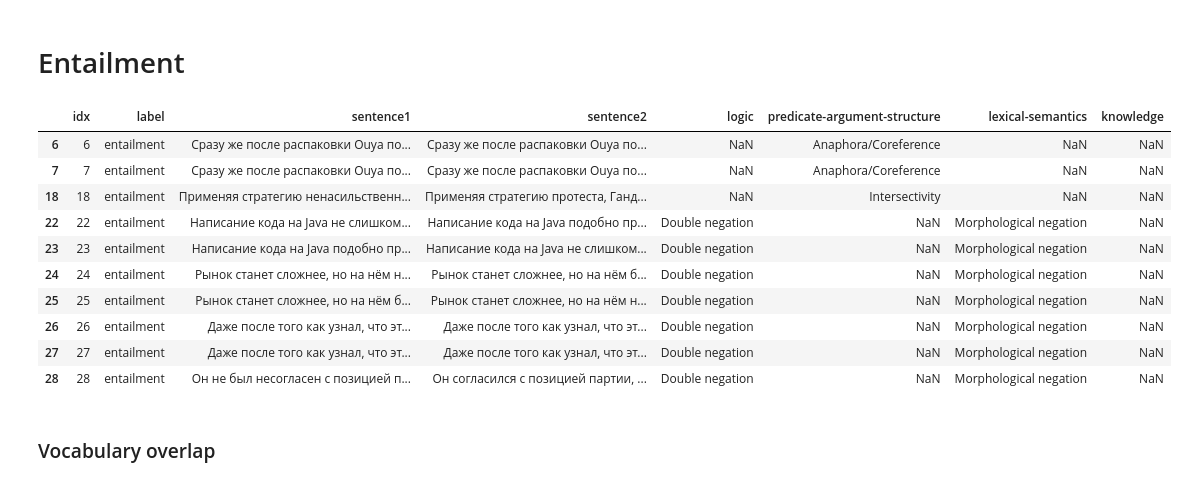
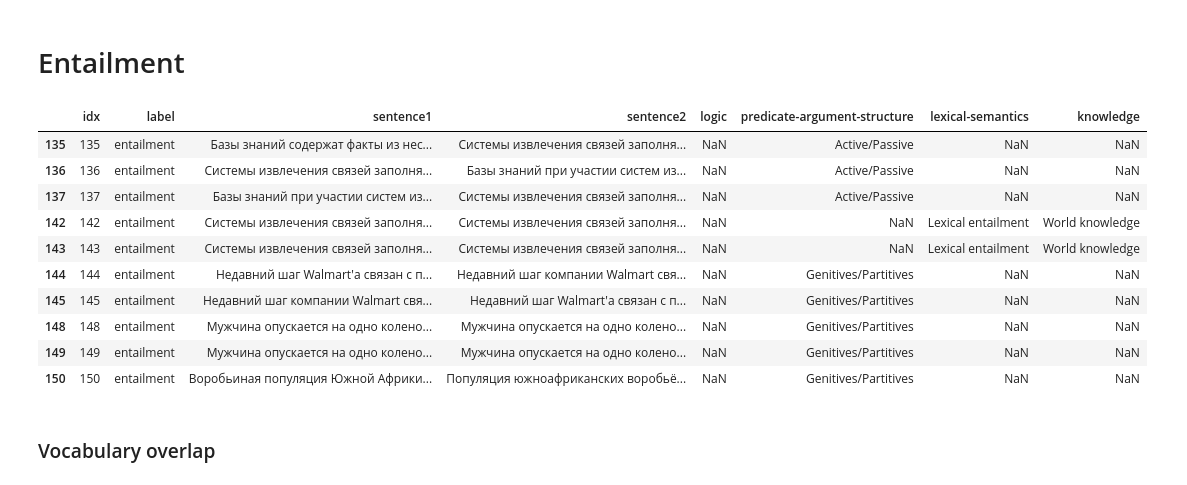
Before and after one commit to tatiana-iazykova/2020_HACK_RUSSIANSUPERGLUE, a Jupyter notebook: RSG_LiDiRus.ipynb, the cells around one changed output. Cells and saved outputs as stored; diff of their text form; code cells hidden in the pictures.

```diff
--- a/RSG_LiDiRus.ipynb
+++ b/RSG_LiDiRus.ipynb
@@ -202,18 +214,18 @@ df.iloc[[0,1,4,5,6,7]]
 # %% [markdown]
 # Entailment
 # %%
-df[df.label == 'entailment'][0:10]
+df[df.label == 'entailment'][60:70]
 # %% [output]
 |  | idx | label | sentence1 | sentence2 | logic | predicate-argument-structure | lexical-semantics | knowledge |
-| 6 | 6 | entailment | Сразу же после распаковки Ouya по... | Сразу же после распаковки Ouya по... | NaN | Anaphora/Coreference | NaN | NaN |
-| 7 | 7 | entailment | Сразу же после распаковки Ouya по... | Сразу же после распаковки Ouya по... | NaN | Anaphora/Coreference | NaN | NaN |
-| 18 | 18 | entailment | Применяя стратегию ненасильственн... | Применяя стратегию протеста, Ганд... | NaN | Intersectivity | NaN | NaN |
-| 22 | 22 | entailment | Написание кода на Java не слишком... | Написание кода на Java подобно пр... | Double negation | NaN | Morphological negation | NaN |
-| 23 | 23 | entailment | Написание кода на Java подобно пр... | Написание кода на Java не слишком... | Double negation | NaN | Morphological negation | NaN |
-| 24 | 24 | entailment | Рынок станет сложнее, но на нём н... | Рынок станет сложнее, но на нём б... | Double negation | NaN | Morphological negation | NaN |
-| 25 | 25 | entailment | Рынок станет сложнее, но на нём б... | Рынок станет сложнее, но на нём н... | Double negation | NaN | Morphological negation | NaN |
-| 26 | 26 | entailment | Даже после того как узнал, что эт... | Даже после того как узнал, что эт... | Double negation | NaN | Morphological negation | NaN |
-| 27 | 27 | entailment | Даже после того как узнал, что эт... | Даже после того как узнал, что эт... | Double negation | NaN | Morphological negation | NaN |
-| 28 | 28 | entailment | Он не был несогласен с позицией п... | Он согласился с позицией партии, ... | Double negation | NaN | Morphological negation | NaN |
+| 135 | 135 | entailment | Базы знаний содержат факты из нес... | Системы извлечения связей заполня... | NaN | Active/Passive | NaN | NaN |
+| 136 | 136 | entailment | Системы извлечения связей заполня... | Базы знаний при участии систем из... | NaN | Active/Passive | NaN | NaN |
+| 137 | 137 | entailment | Базы знаний при участии систем из... | Системы извлечения связей заполня... | NaN | Active/Passive | NaN | NaN |
+| 142 | 142 | entailment | Системы извлечения связей заполня... | Системы извлечения связей заполня... | NaN | NaN | Lexical entailment | World knowledge |
+| 143 | 143 | entailment | Системы извлечения связей заполня... | Системы извлечения связей заполня... | NaN | NaN | Lexical entailment | World knowledge |
+| 144 | 144 | entailment | Недавний шаг Walmart'а связан с п... | Недавний шаг компании Walmart свя... | NaN | Genitives/Partitives | NaN | NaN |
+| 145 | 145 | entailment | Недавний шаг компании Walmart свя... | Недавний шаг Walmart'а связан с п... | NaN | Genitives/Partitives | NaN | NaN |
+| 148 | 148 | entailment | Мужчина опускается на одно колено... | Мужчина опускается на одно колено... | NaN | Genitives/Partitives | NaN | NaN |
+| 149 | 149 | entailment | Мужчина опускается на одно колено... | Мужчина опускается на одно колено... | NaN | Genitives/Partitives | NaN | NaN |
+| 150 | 150 | entailment | Воробьиная популяция Южной Африки... | Популяция южноафриканских воробьё... | NaN | Genitives/Partitives | NaN | NaN |
 # %% [markdown]
 ### Vocabulary overlap
```
Also changed, not shown: parts of 24 cells of this notebook.
